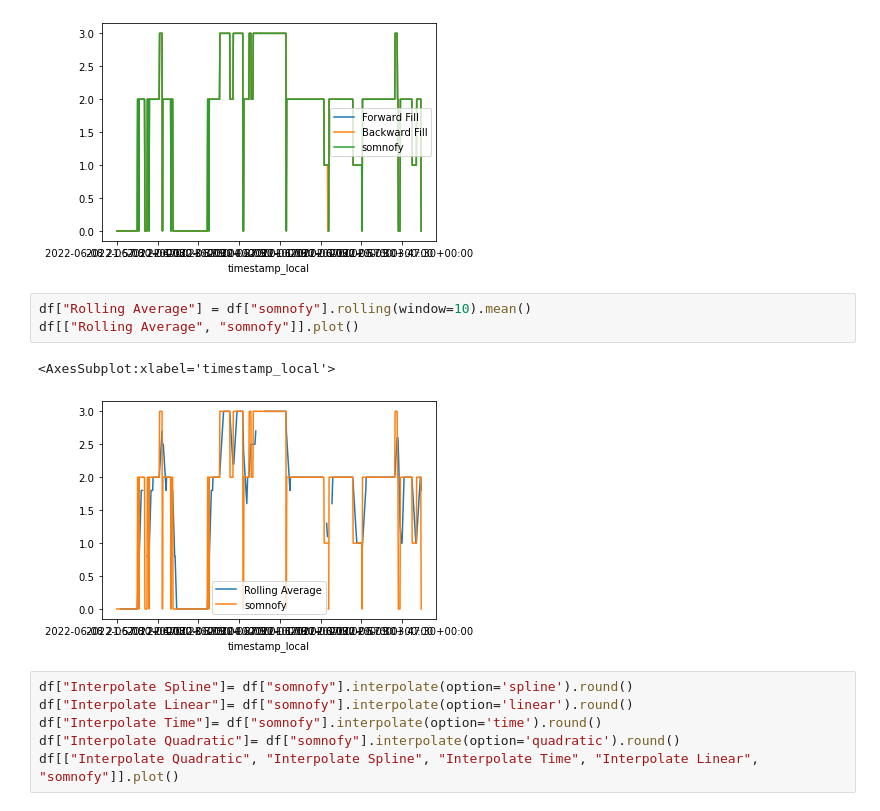
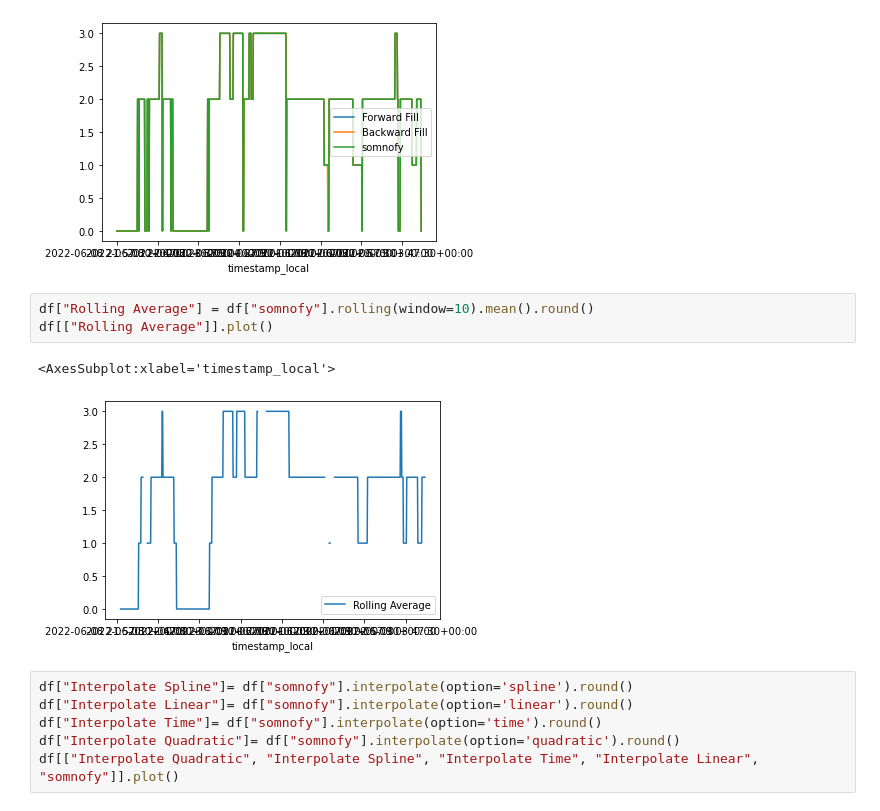
Before and after one commit to elifKurtay/ML_Sleep_Stages_Project, a Jupyter notebook: scripts/Preprocessing.ipynb, the cells around one changed output. Saved outputs shown, nothing was run; the diff lists cells and outputs as text.

```diff
--- a/scripts/Preprocessing.ipynb
+++ b/scripts/Preprocessing.ipynb
@@ -76,11 +76,11 @@ df[["Forward Fill", "Backward Fill", "somnofy"]].plot()
 <AxesSubplot:xlabel='timestamp_local'>
 [figure]
 # %%
-df["Rolling Average"] = df["somnofy"].rolling(window=10).mean()
-df[["Rolling Average", "somnofy"]].plot()
+df["Rolling Average"] = df["somnofy"].rolling(window=10).mean().round()
+df[["Rolling Average"]].plot()
 # %% [output]
 <AxesSubplot:xlabel='timestamp_local'>
-[figure, old version]
+[figure, new version]
 # %%
 df["Interpolate Spline"]= df["somnofy"].interpolate(option='spline').round()
 df["Interpolate Linear"]= df["somnofy"].interpolate(option='linear').round()
```
Also changed, not shown: parts of 2 cells of this notebook, 17 other files.
